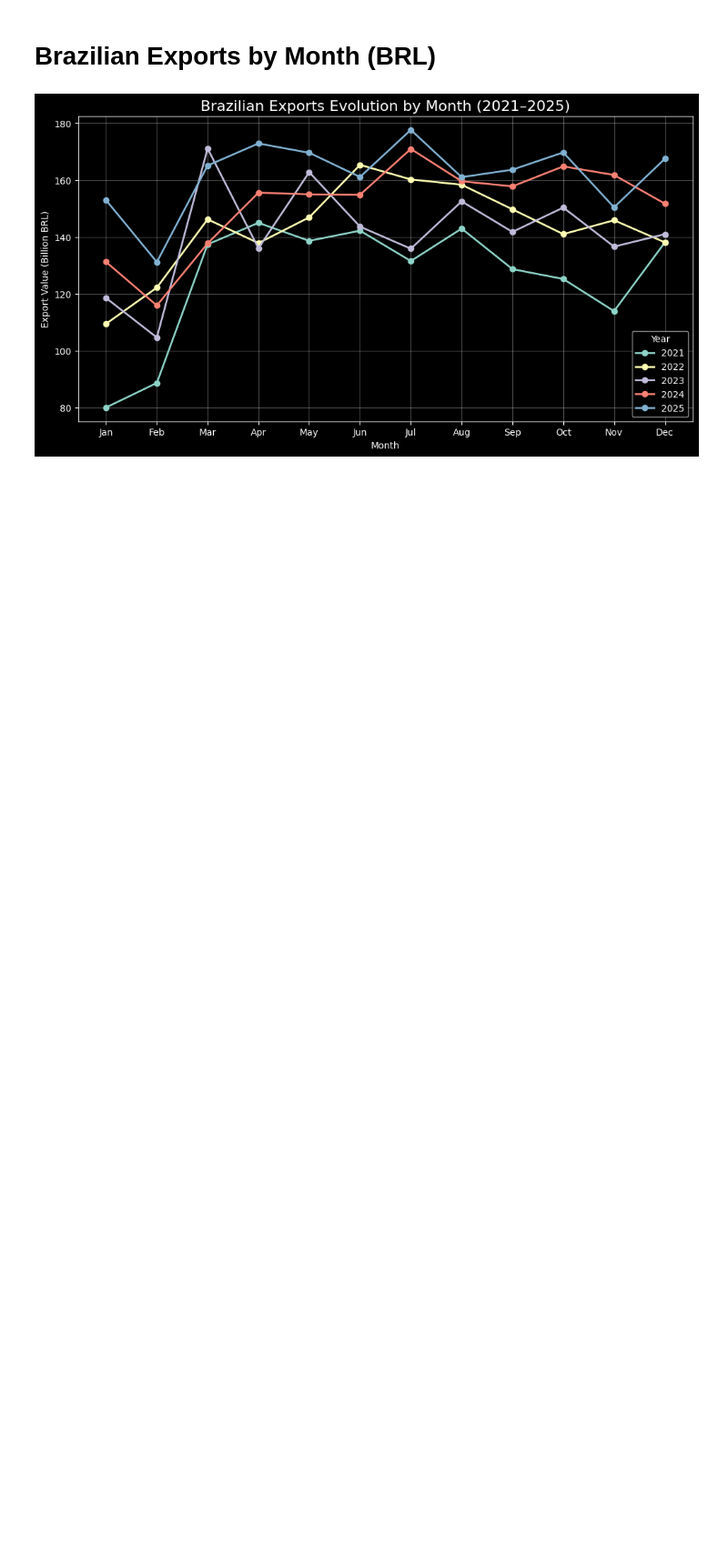
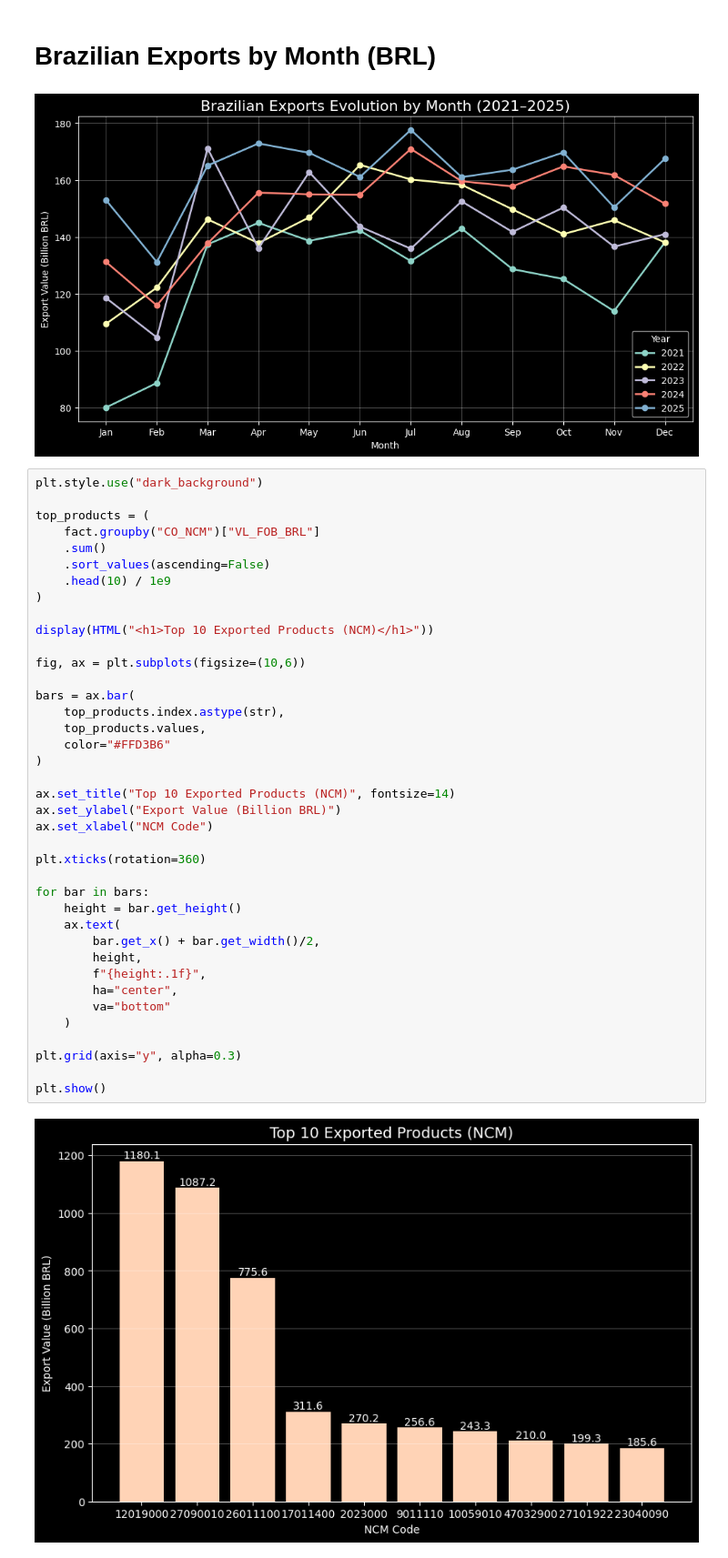
Before and after one commit to loregbrw/agro-xpto-data-analysis, a Jupyter notebook: notebooks/eda.ipynb, the cells around one changed output. Shown at 91% size. Cells and saved outputs as stored; diff of their text form; blank space fills up the shorter version.

Commit message:
Feat: Top 10 exported products

```diff
--- a/notebooks/eda.ipynb
+++ b/notebooks/eda.ipynb
@@ -164,3 +164,44 @@ plt.show()
 # %% [output]
 Brazilian Exports by Month (BRL)
 [figure]
+# %%
+plt.style.use("dark_background")
+
+top_products = (
+    fact.groupby("CO_NCM")["VL_FOB_BRL"]
+    .sum()
+    .sort_values(ascending=False)
+    .head(10) / 1e9
+)
+
+display(HTML("<h1>Top 10 Exported Products (NCM)</h1>"))
+
+fig, ax = plt.subplots(figsize=(10,6))
+
+bars = ax.bar(
+    top_products.index.astype(str),
+    top_products.values,
+    color="#FFD3B6"
+)
+
+ax.set_title("Top 10 Exported Products (NCM)", fontsize=14)
+ax.set_ylabel("Export Value (Billion BRL)")
+ax.set_xlabel("NCM Code")
+
+plt.xticks(rotation=360)
+
+for bar in bars:
+    height = bar.get_height()
+    ax.text(
+        bar.get_x() + bar.get_width()/2,
+        height,
+        f"{height:.1f}",
+        ha="center",
+        va="bottom"
+    )
+
+plt.grid(axis="y", alpha=0.3)
+
+plt.show()
+# %% [output]
+[figure, added]
```
